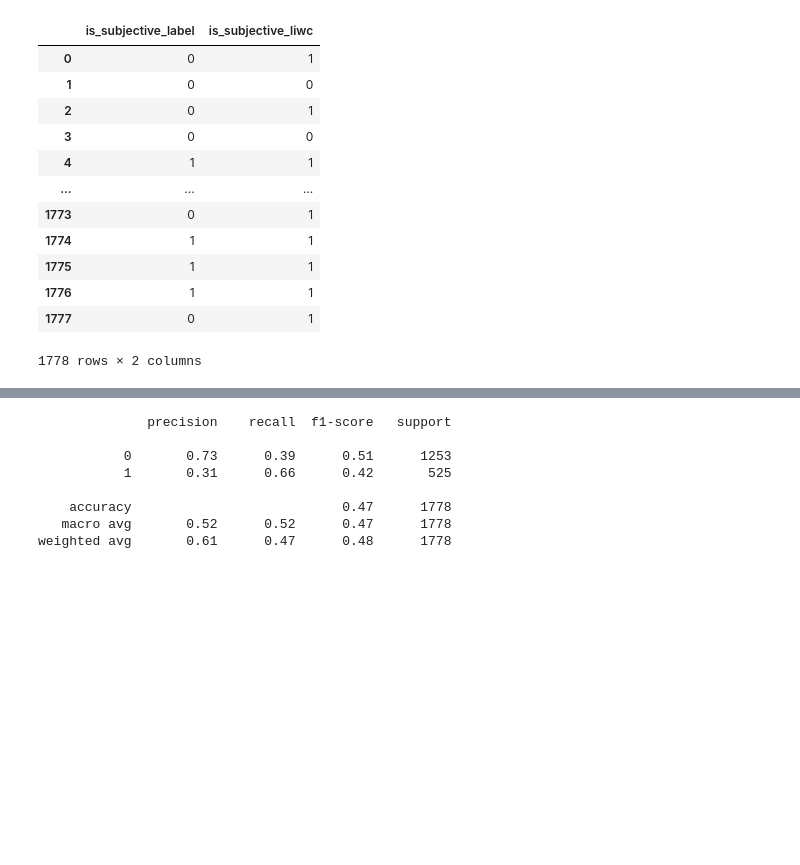
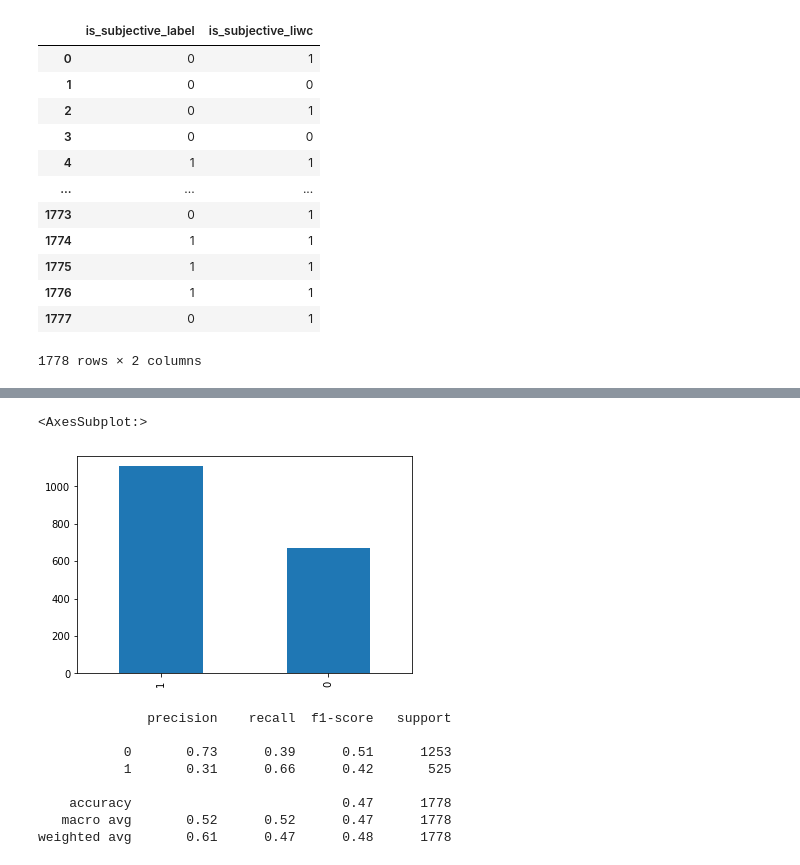
Before and after one commit to diegogp/sentiment-analysis, a Jupyter notebook: liwc_subjectivity_classifier.ipynb, the cells around one changed output, grey strips where cells are left out. Drawn from its saved outputs; the diff is of its cells as text; code cells hidden in the pictures; blank space fills up the shorter version.

```diff
--- a/liwc_subjectivity_classifier.ipynb
+++ b/liwc_subjectivity_classifier.ipynb
@@ -23,3 +37,8 @@ df[['is_subjective_label', 'is_subjective_liwc']]
+# %%
+df['is_subjective_liwc'].value_counts().plot(kind='bar')
+# %% [output]
+<AxesSubplot:>
+[figure, added]
 # %%
 print(classification_report(y_true=df['is_subjective_label'], y_pred=df['is_subjective_liwc']))
 # %% [output]
```
Also changed, not shown: parts of 2 cells of this notebook, 2 other files.
